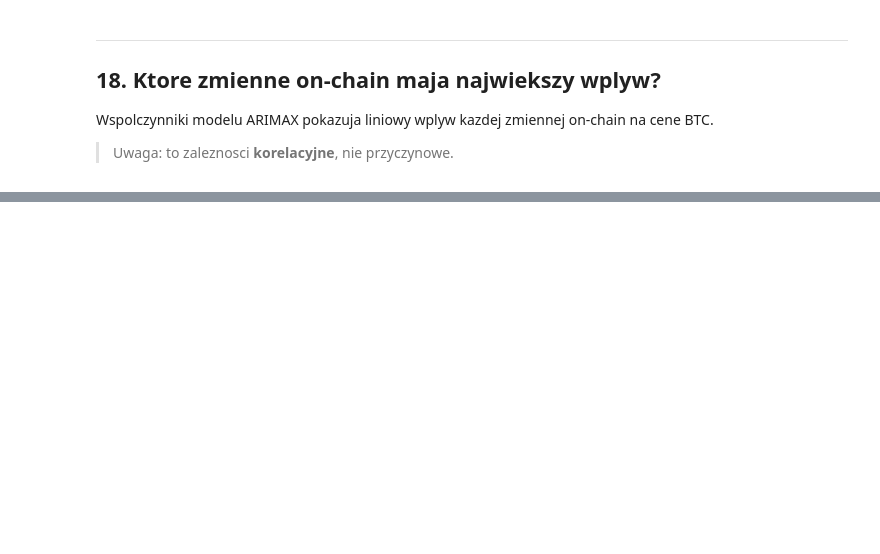
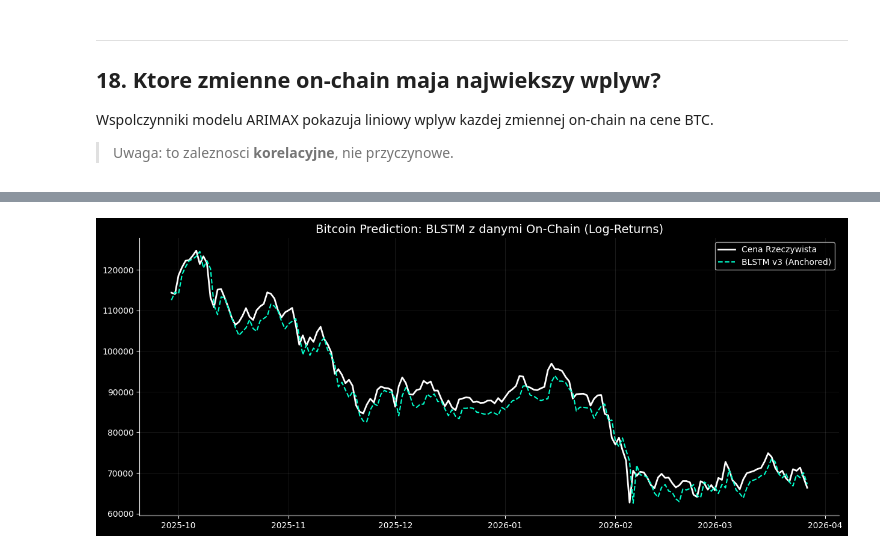
Before and after one commit to AdamDetmer/bitcoin-onchain-analysis, a Jupyter notebook: notebooks/arima_bitcoin.ipynb, the cells around one changed output, grey strips where cells are left out. Drawn from its saved outputs; the diff is of its cells as text; code cells hidden in the pictures; blank space fills up the shorter version.

```diff
--- a/notebooks/arima_bitcoin.ipynb
+++ b/notebooks/arima_bitcoin.ipynb
@@ -1152,0 +1278,20 @@ Dane on-chain uzyte w ARIMAX:
+# %%
+# 1. Przewidujemy zwroty (log returns)
+pred_returns_scaled = model_blstm_v3.predict(X_test)
+pred_returns = price_return_scaler.inverse_transform(pred_returns_scaled).flatten()
+
+# 2. Pobieramy REALNE ceny z dnia poprzedniego dla całego okresu testowego
+# Musimy cofnąć się o len(pred_returns) dni od końca
+real_prices_series = df_full['price'].iloc[-len(pred_returns)-1:-1].values
+
+# 3. Obliczamy cenę: Real_Price_Today * exp(Predicted_Return_Tomorrow)
+anchored_preds = real_prices_series * np.exp(pred_returns)
+
+# 4. Tworzymy serię danych
+blstm_dates = df_full.index[-len(anchored_preds):]
+pred_blstm_final = pd.Series(anchored_preds, index=blstm_dates)
+
+# Metryki
+actuals = df_full['price'].iloc[-len(anchored_preds):]
+m_blstm_v3 = metrics(actuals, pred_blstm_final, 'BLSTM v3 (Log-Returns)')
+print(m_blstm_v3)
@@ -1152,0 +1312,11 @@ Dane on-chain uzyte w ARIMAX:
+# %%
+plt.figure(figsize=(15, 6))
+plt.plot(df_full.index[-180:], df_full['price'].iloc[-180:], label='Cena Rzeczywista', color='white', linewidth=2)
+plt.plot(pred_blstm_final.index, pred_blstm_final, label='BLSTM v3 (Anchored)', color='#00FFCC', linestyle='--')
+
+plt.title('Bitcoin Prediction: BLSTM z danymi On-Chain (Log-Returns)', fontsize=14)
+plt.legend()
+plt.grid(True, alpha=0.1)
+plt.show()
+# %% [output]
+[figure, added]
```
Also changed, not shown: parts of 46 cells of this notebook.
